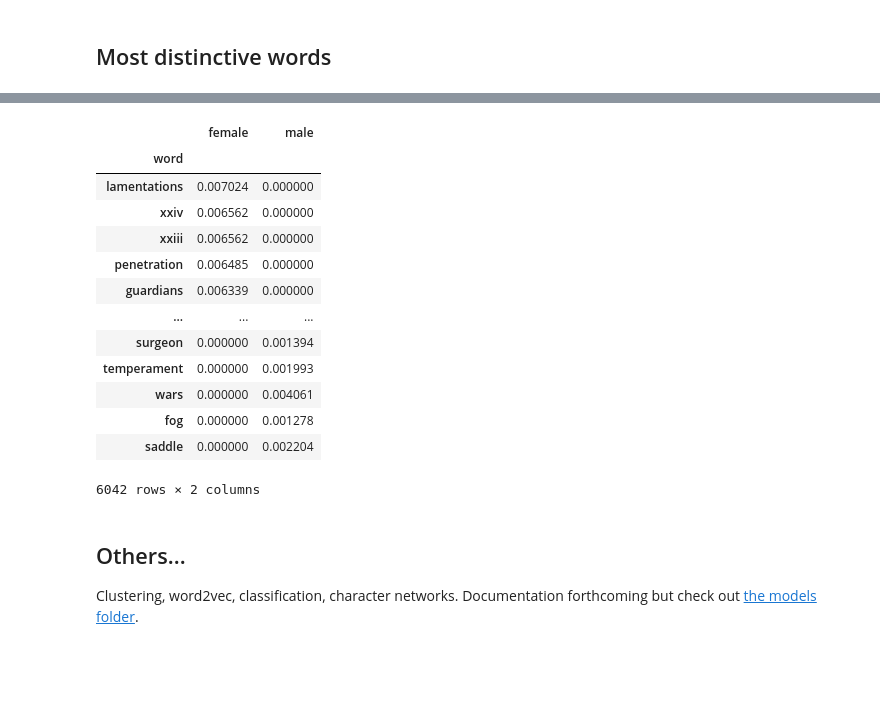
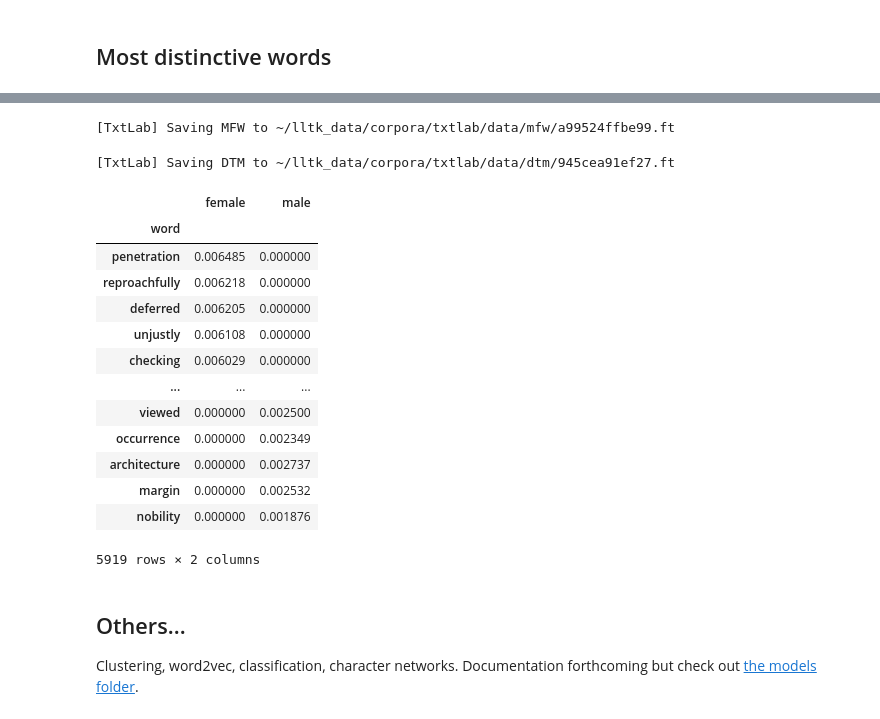
Before and after one commit to quadrismegistus/lltk, a Jupyter notebook: README.ipynb, the cells around one changed output, grey strips where cells are left out. Saved outputs shown, nothing was run; the diff lists cells and outputs as text; code cells hidden in the pictures; blank space fills up the shorter version.

```diff
--- a/README.ipynb
+++ b/README.ipynb
@@ -236,25 +305,29 @@ Name: EN_1925_Woolf,Virginia_Mrs.Dalloway_Novel, dtype: float64
 # %%
 # Group tfidf into MDW
 corpus.mdw(
     'gender',
     texts=corpus.meta.query('language=="English" & 1800<=year<1900'),
-    agg='median'
+    agg='median',
+    n=10000,
+    pos_only={'n*'}
 )
 # %% [output]
+[TxtLab] Saving MFW to ~/lltk_data/corpora/txtlab/data/mfw/a99524ffbe99.ft
+[TxtLab] Saving DTM to ~/lltk_data/corpora/txtlab/data/dtm/945cea91ef27.ft
 |  | female | male |
 | word |  |  |
-| lamentations | 0.007024 | 0.000000 |
-| xxiv | 0.006562 | 0.000000 |
-| xxiii | 0.006562 | 0.000000 |
 | penetration | 0.006485 | 0.000000 |
-| guardians | 0.006339 | 0.000000 |
+| reproachfully | 0.006218 | 0.000000 |
+| deferred | 0.006205 | 0.000000 |
+| unjustly | 0.006108 | 0.000000 |
+| checking | 0.006029 | 0.000000 |
 | ... | ... | ... |
-| surgeon | 0.000000 | 0.001394 |
-| temperament | 0.000000 | 0.001993 |
-| wars | 0.000000 | 0.004061 |
-| fog | 0.000000 | 0.001278 |
-| saddle | 0.000000 | 0.002204 |
+| viewed | 0.000000 | 0.002500 |
+| occurrence | 0.000000 | 0.002349 |
+| architecture | 0.000000 | 0.002737 |
+| margin | 0.000000 | 0.002532 |
+| nobility | 0.000000 | 0.001876 |
-6042 rows × 2 columns
+5919 rows × 2 columns
 # %% [markdown]
 ## Others...
 
```
Also changed, not shown: parts of 27 cells of this notebook, 6 other files.
